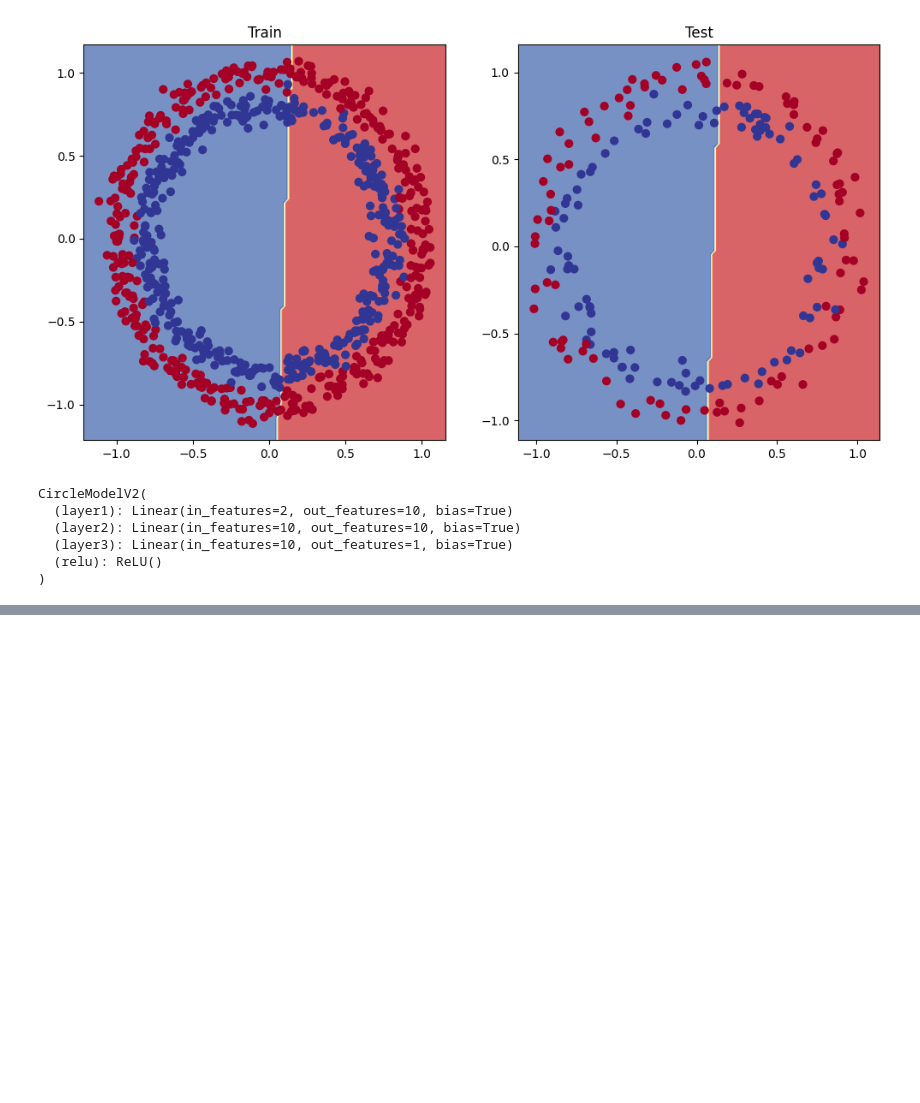
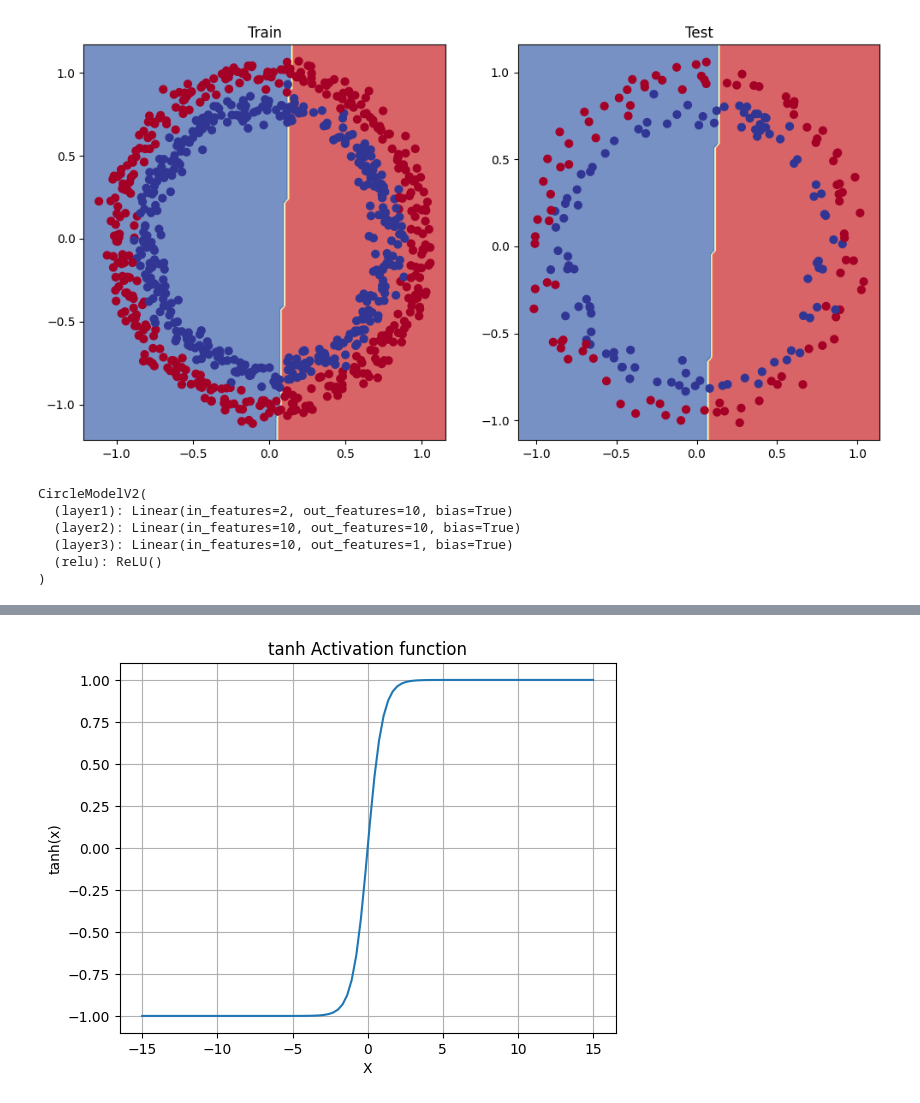
Before and after one commit to Amr-Abdellatif/learn-deep-learning-using-pytorch, a Jupyter notebook: videos_walkthrough/02_starting_pytorch_classification_video.ipynb, the cells around one changed output, grey strips where cells are left out. Drawn from its saved outputs; the diff is of its cells as text; code cells hidden in the pictures; blank space fills up the shorter version.

```diff
--- a/videos_walkthrough/02_starting_pytorch_classification_video.ipynb
+++ b/videos_walkthrough/02_starting_pytorch_classification_video.ipynb
@@ -575,0 +627,9 @@ plot_decision_boundary(model_2,X_test,y_test)
+# %%
+# Tanh activation function
+
+def tanh(x):
+    return (torch.exp(x) - torch.exp(-x)) / (torch.exp(x) + torch.exp(-x))
+
+x = torch.linspace(-15,15,100)
+y = tanh(x)
+y
@@ -575,0 +650,9 @@ plot_decision_boundary(model_2,X_test,y_test)
+# %%
+plt.plot(x.numpy(), y.numpy())
+plt.title("tanh Activation function")
+plt.xlabel("X")
+plt.ylabel("tanh(x)")
+plt.grid(True)
+plt.show()
+# %% [output]
+[figure, added]
```
Also changed, not shown: parts of 15 cells of this notebook.
